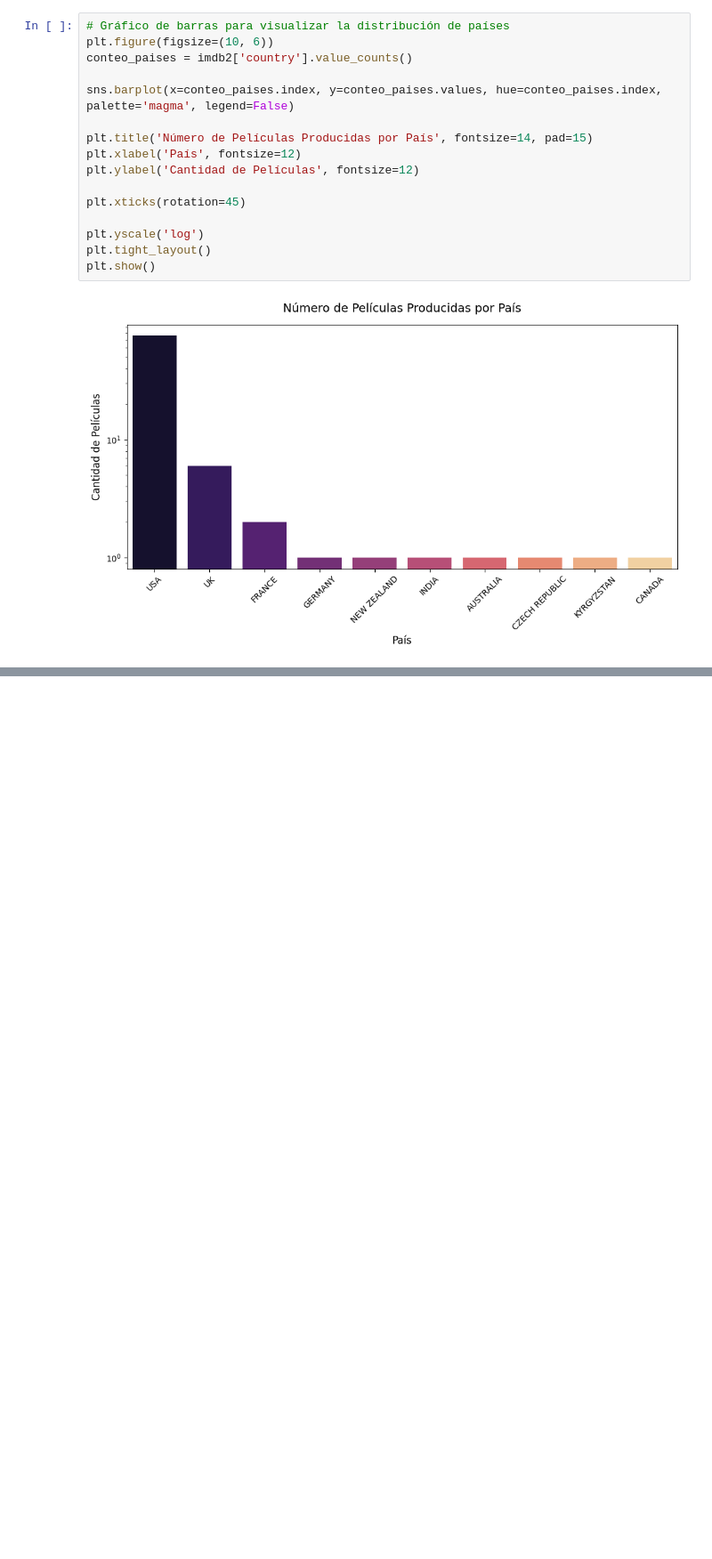
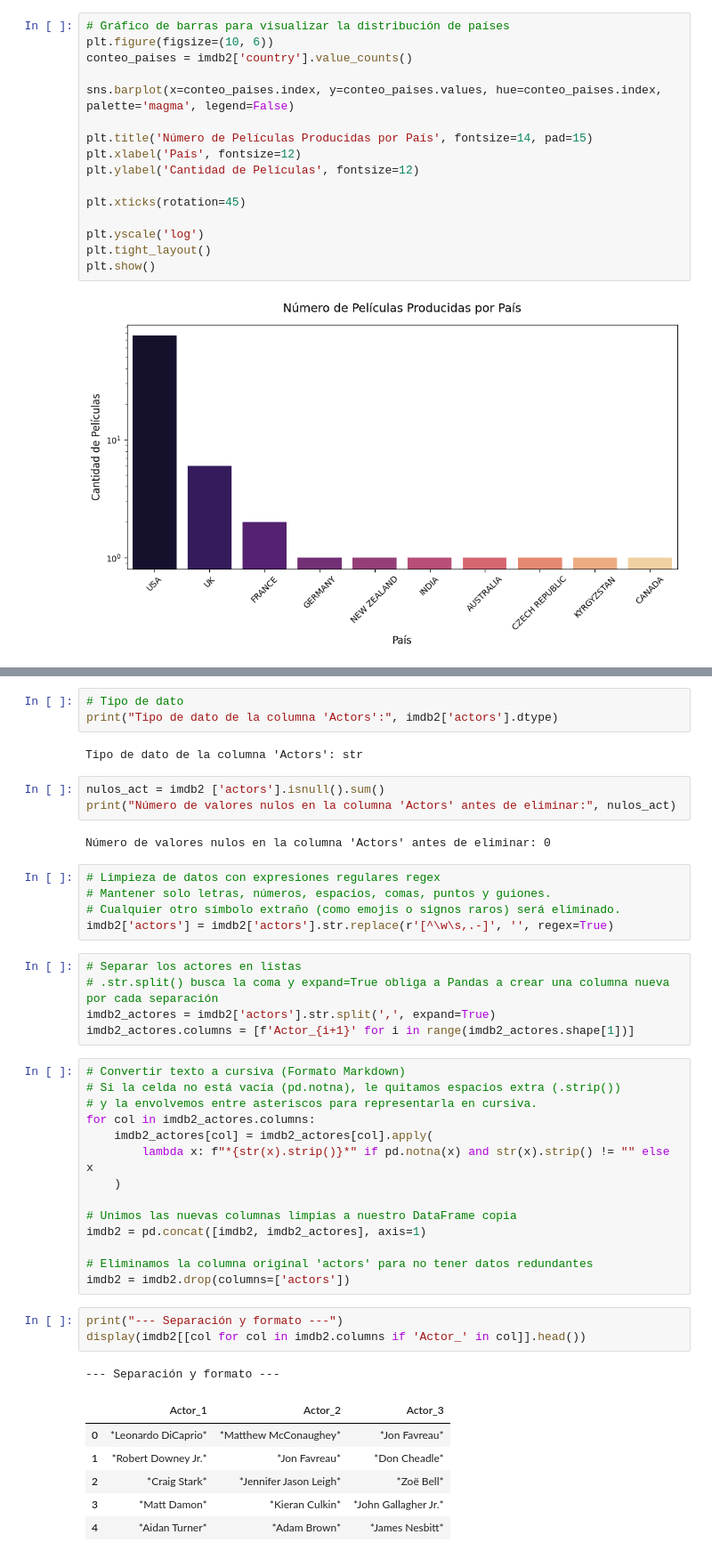
Before and after one commit to RodrigoJOsorio/Exploracion_de_datos_CDTDO, a Jupyter notebook: Ejercicio_IMBD.ipynb, the cells around one changed output, grey strips where cells are left out. Shown at 89% size. Drawn from its saved outputs; the diff is of its cells as text; blank space fills up the shorter version.

Commit message:
Analisis variable Actors

```diff
--- a/Ejercicio_IMBD.ipynb
+++ b/Ejercicio_IMBD.ipynb
@@ -178,0 +181,45 @@ plt.show()
+# %%
+# Tipo de dato
+print("Tipo de dato de la columna 'Actors':", imdb2['actors'].dtype)
+# %% [output]
+Tipo de dato de la columna 'Actors': str
+# %%
+nulos_act = imdb2 ['actors'].isnull().sum()
+print("Número de valores nulos en la columna 'Actors' antes de eliminar:", nulos_act)
+# %% [output]
+Número de valores nulos en la columna 'Actors' antes de eliminar: 0
+# %%
+# Limpieza de datos con expresiones regulares regex
+# Mantener solo letras, números, espacios, comas, puntos y guiones.
+# Cualquier otro símbolo extraño (como emojis o signos raros) será eliminado.
+imdb2['actors'] = imdb2['actors'].str.replace(r'[^\w\s,.-]', '', regex=True)
+# %%
+# Separar los actores en listas
+# .str.split() busca la coma y expand=True obliga a Pandas a crear una columna nueva por cada separación
+imdb2_actores = imdb2['actors'].str.split(',', expand=True)
+imdb2_actores.columns = [f'Actor_{i+1}' for i in range(imdb2_actores.shape[1])]
+# %%
+# Convertir texto a cursiva (Formato Markdown)
+# Si la celda no está vacía (pd.notna), le quitamos espacios extra (.strip())
+# y la envolvemos entre asteriscos para representarla en cursiva.
+for col in imdb2_actores.columns:
+    imdb2_actores[col] = imdb2_actores[col].apply(
+        lambda x: f"*{str(x).strip()}*" if pd.notna(x) and str(x).strip() != "" else x
+    )
+
+# Unimos las nuevas columnas limpias a nuestro DataFrame copia
+imdb2 = pd.concat([imdb2, imdb2_actores], axis=1)
+
+# Eliminamos la columna original 'actors' para no tener datos redundantes
+imdb2 = imdb2.drop(columns=['actors'])
+# %%
+print("--- Separación y formato ---")
+display(imdb2[[col for col in imdb2.columns if 'Actor_' in col]].head())
+# %% [output]
+--- Separación y formato ---
+|  | Actor_1 | Actor_2 | Actor_3 |
+| 0 | *Leonardo DiCaprio* | *Matthew McConaughey* | *Jon Favreau* |
+| 1 | *Robert Downey Jr.* | *Jon Favreau* | *Don Cheadle* |
+| 2 | *Craig Stark* | *Jennifer Jason Leigh* | *Zoë Bell* |
+| 3 | *Matt Damon* | *Kieran Culkin* | *John Gallagher Jr.* |
+| 4 | *Aidan Turner* | *Adam Brown* | *James Nesbitt* |
```
Also changed, not shown: parts of 1 cell of this notebook.
